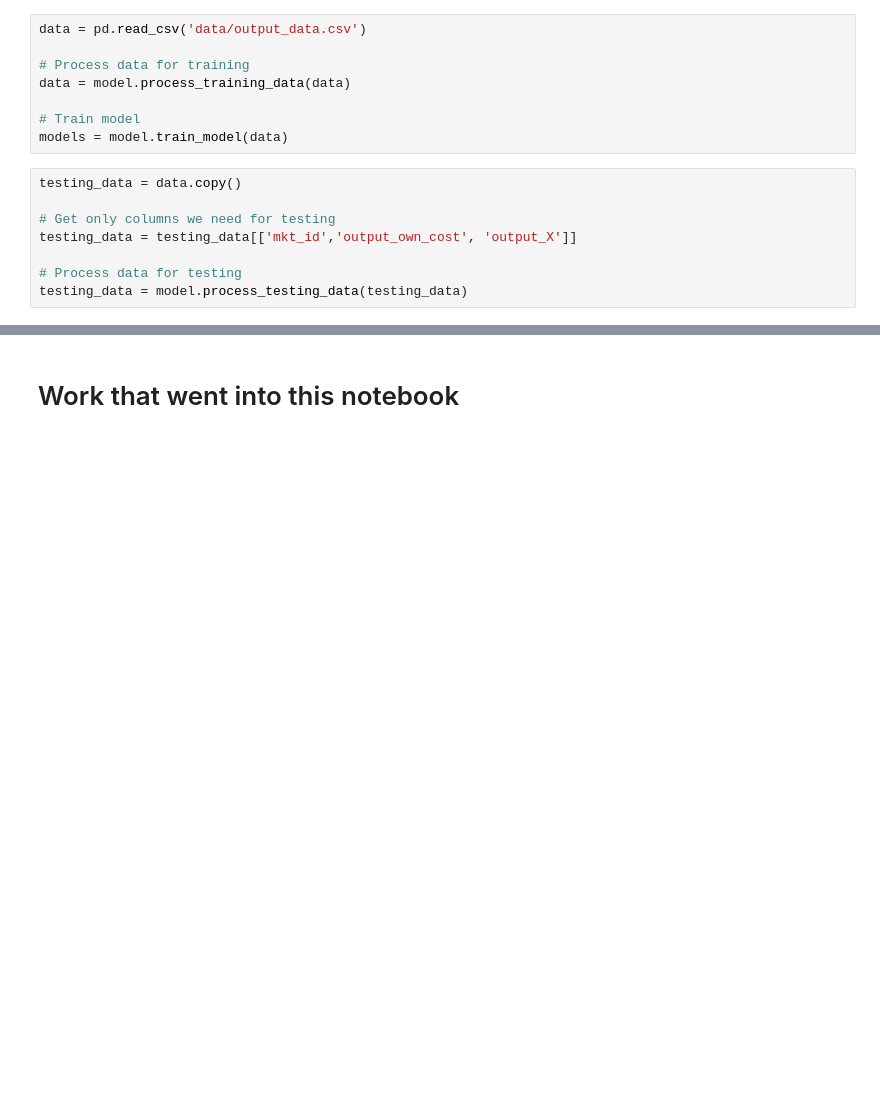
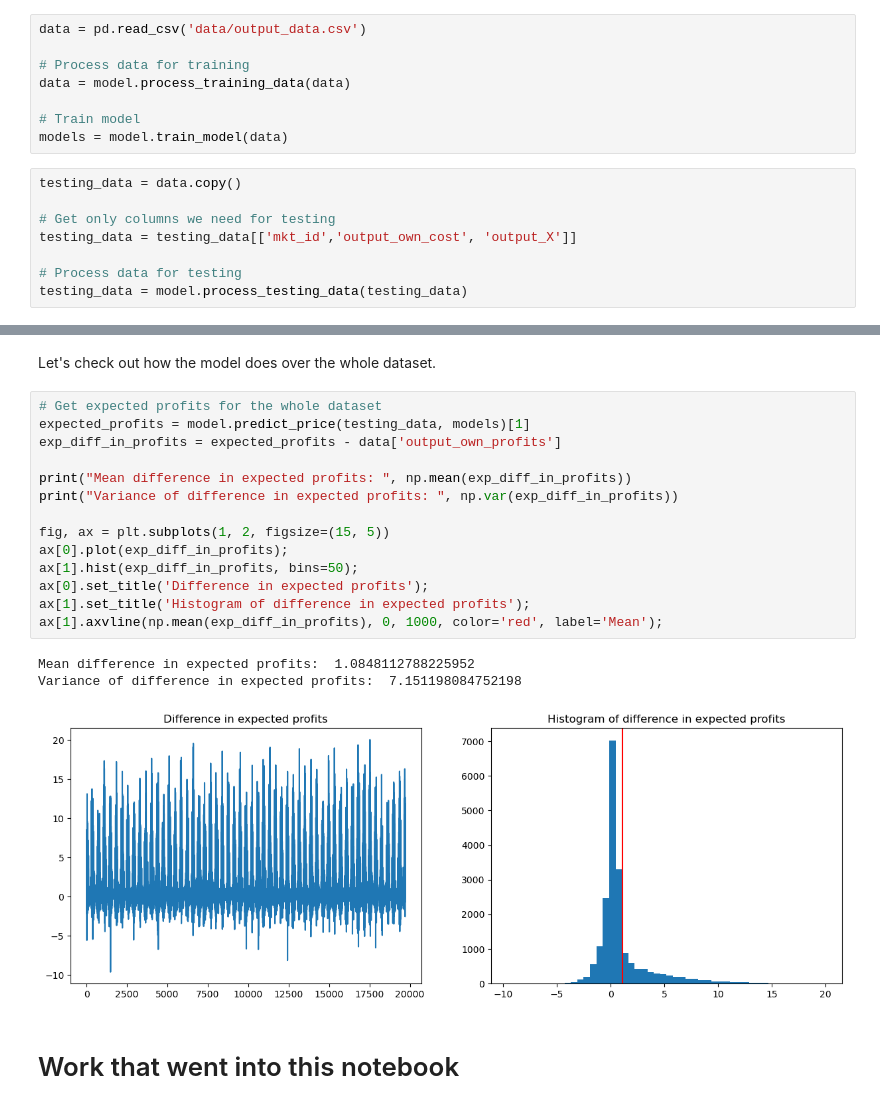
Before and after one commit to Vileh/UCL_Pricing_Algorithm_Research_Study, a Jupyter notebook: walkthrough.ipynb, the cells around one changed output, grey strips where cells are left out. Cells and saved outputs as stored; diff of their text form; blank space fills up the shorter version.

```diff
--- a/eda.ipynb
+++ b/walkthrough.ipynb
@@ -37,3 +37,23 @@ array([7.72598277])
+# %% [markdown]
+Let's check out how the model does over the whole dataset.
+# %%
+# Get expected profits for the whole dataset
+expected_profits = model.predict_price(testing_data, models)[1]
+exp_diff_in_profits = expected_profits - data['output_own_profits']
+
+print("Mean difference in expected profits: ", np.mean(exp_diff_in_profits))
+print("Variance of difference in expected profits: ", np.var(exp_diff_in_profits))
+
+fig, ax = plt.subplots(1, 2, figsize=(15, 5))
+ax[0].plot(exp_diff_in_profits);
+ax[1].hist(exp_diff_in_profits, bins=50);
+ax[0].set_title('Difference in expected profits');
+ax[1].set_title('Histogram of difference in expected profits');
+ax[1].axvline(np.mean(exp_diff_in_profits), 0, 1000, color='red', label='Mean');
+# %% [output]
+Mean difference in expected profits:  1.0848112788225952
+Variance of difference in expected profits:  7.151198084752198
+[figure, added]
 # %% [markdown]
 # Work that went into this notebook
 # %% [markdown]
```
Also changed, not shown: parts of 1 cell of this notebook, 2 other files.
